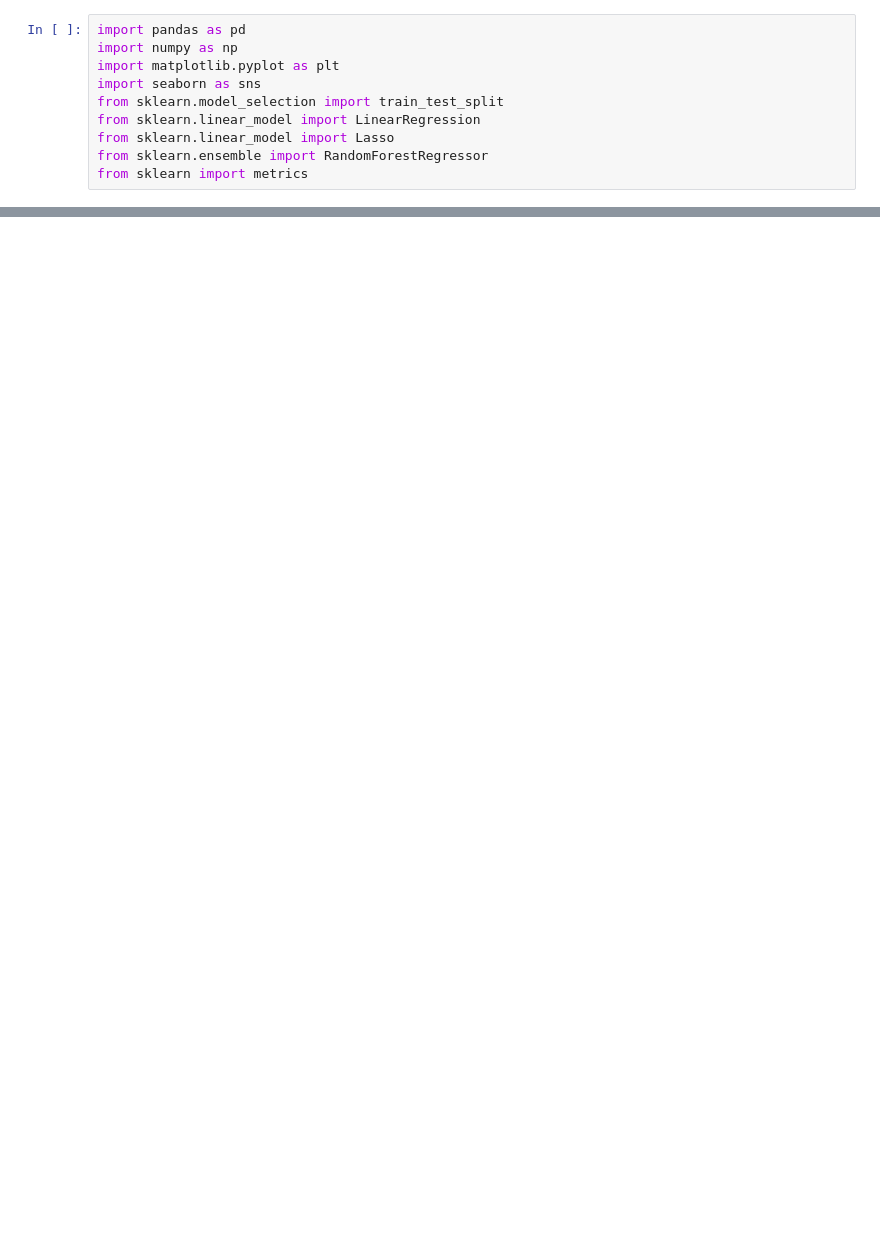
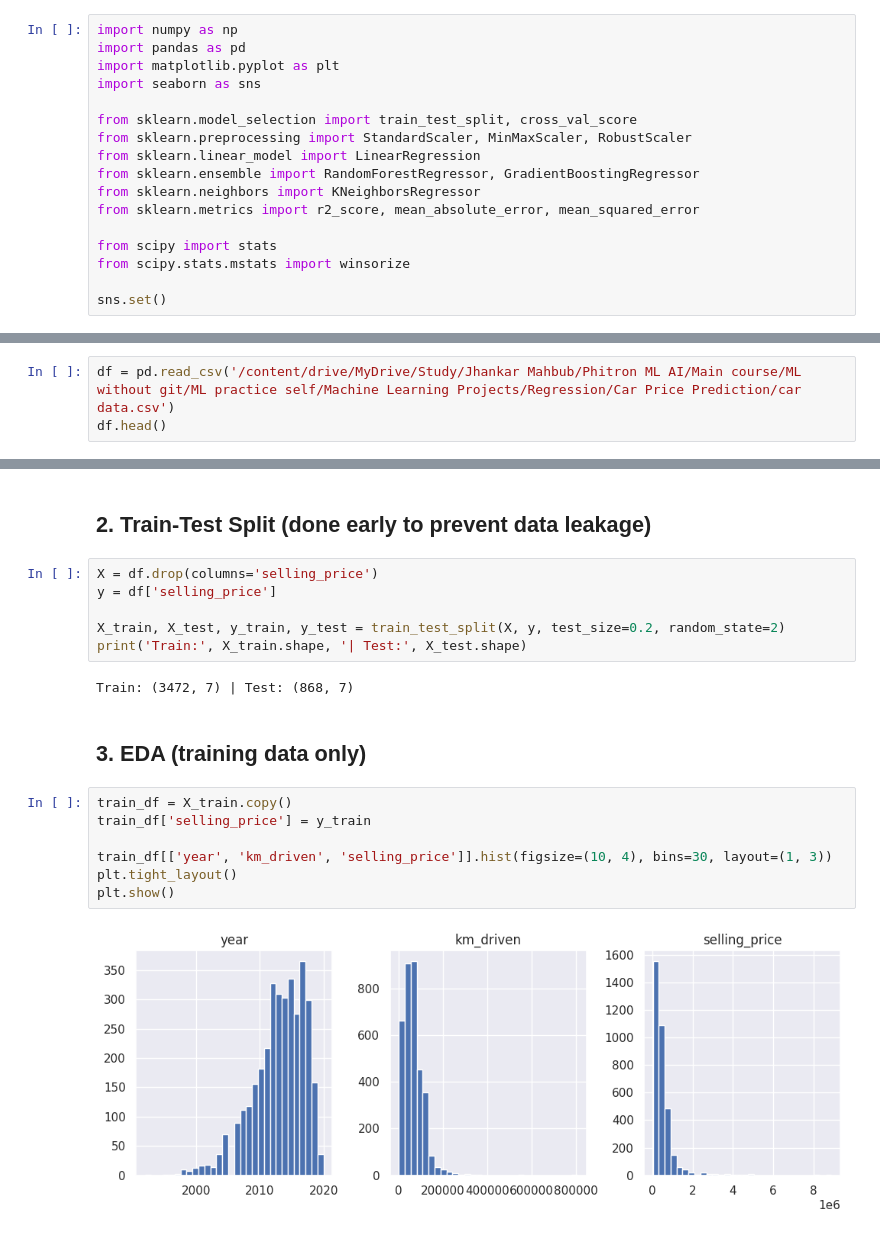
Before and after one commit to sadiaafsana138/Machine-Learning-Projects, a Jupyter notebook: Regression/Car Price Prediction/Car_Price_Prediction.ipynb, the cells around one changed output, grey strips where cells are left out. Saved outputs shown, nothing was run; the diff lists cells and outputs as text; blank space fills up the shorter version.

```diff
--- a/Regression/Car Price Prediction/Car_Price_Prediction.ipynb
+++ b/Regression/Car Price Prediction/Car_Price_Prediction.ipynb
@@ -3,10 +11,17 @@ Importing the Dependencies
 # %%
+import numpy as np
 import pandas as pd
-import numpy as np
 import matplotlib.pyplot as plt
 import seaborn as sns
-from sklearn.model_selection import train_test_split
+
+from sklearn.model_selection import train_test_split, cross_val_score
+from sklearn.preprocessing import StandardScaler, MinMaxScaler, RobustScaler
 from sklearn.linear_model import LinearRegression
-from sklearn.linear_model import Lasso
-from sklearn.ensemble import RandomForestRegressor
-from sklearn import metrics
+from sklearn.ensemble import RandomForestRegressor, GradientBoostingRegressor
+from sklearn.neighbors import KNeighborsRegressor
+from sklearn.metrics import r2_score, mean_absolute_error, mean_squared_error
+
+from scipy import stats
+from scipy.stats.mstats import winsorize
+
+sns.set()
@@ -310,0 +35,3 @@ plt.show()
+# %%
+df = pd.read_csv('/content/drive/MyDrive/Study/Jhankar Mahbub/Phitron ML AI/Main course/ML without git/ML practice self/Machine Learning Projects/Regression/Car Price Prediction/car data.csv')
+df.head()
@@ -310,0 +93,21 @@ plt.show()
+# %% [markdown]
+## 2. Train-Test Split (done early to prevent data leakage)
+# %%
+X = df.drop(columns='selling_price')
+y = df['selling_price']
+
+X_train, X_test, y_train, y_test = train_test_split(X, y, test_size=0.2, random_state=2)
+print('Train:', X_train.shape, '| Test:', X_test.shape)
+# %% [output]
+Train: (3472, 7) | Test: (868, 7)
+# %% [markdown]
+## 3. EDA (training data only)
+# %%
+train_df = X_train.copy()
+train_df['selling_price'] = y_train
+
+train_df[['year', 'km_driven', 'selling_price']].hist(figsize=(10, 4), bins=30, layout=(1, 3))
+plt.tight_layout()
+plt.show()
+# %% [output]
+[figure, added]
```
Also changed, not shown: parts of 67 cells of this notebook, 19 other files.
